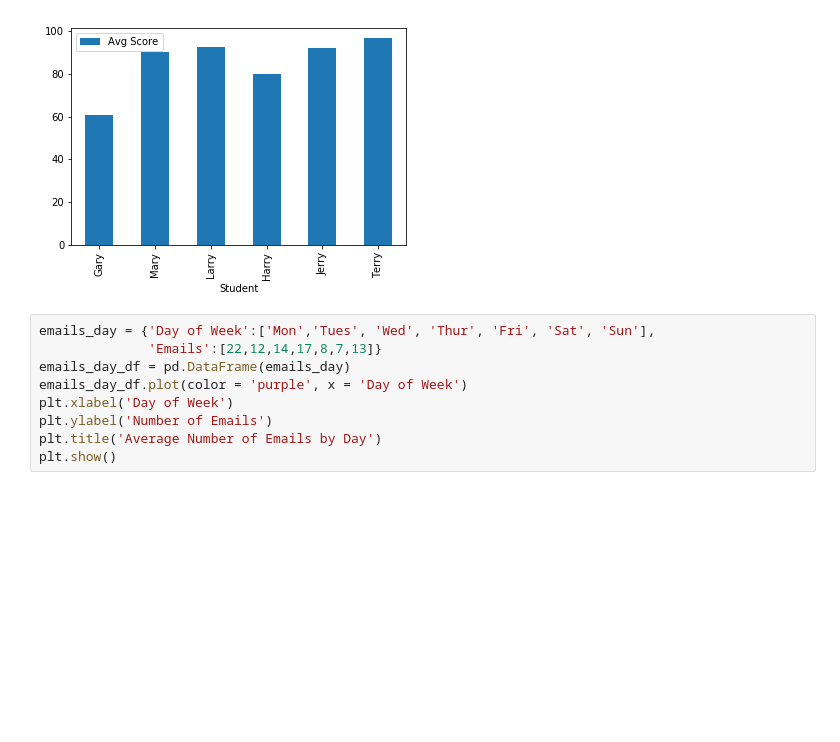
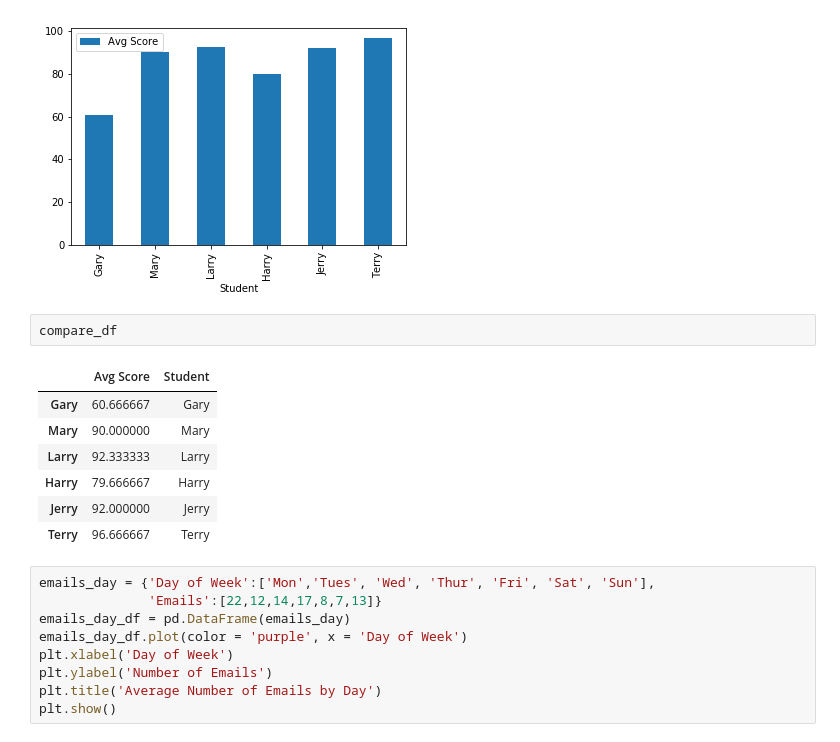
Before and after one commit to mmj32/Class-Practice-Repo, a Jupyter notebook: todo5/pandas_notes2_AndrewRyan.ipynb, the cells around one changed output. Cells and saved outputs as stored; diff of their text form; blank space fills up the shorter version.

```diff
--- a/todo5/pandas_notes2_AndrewRyan.ipynb
+++ b/todo5/pandas_notes2_AndrewRyan.ipynb
@@ -368,6 +368,16 @@ compare_df.plot(x='Student', y='Avg Score', kind='bar')
 plt.show()
 # %% [output]
 [figure]
+# %%
+compare_df
+# %% [output]
+|  | Avg Score | Student |
+| Gary | 60.666667 | Gary |
+| Mary | 90.000000 | Mary |
+| Larry | 92.333333 | Larry |
+| Harry | 79.666667 | Harry |
+| Jerry | 92.000000 | Jerry |
+| Terry | 96.666667 | Terry |
 # %%
 emails_day = {'Day of Week':['Mon','Tues', 'Wed', 'Thur', 'Fri', 'Sat', 'Sun'],
               'Emails':[22,12,14,17,8,7,13]}
```
Also changed, not shown: parts of 1 cell of this notebook, 10 other files.
